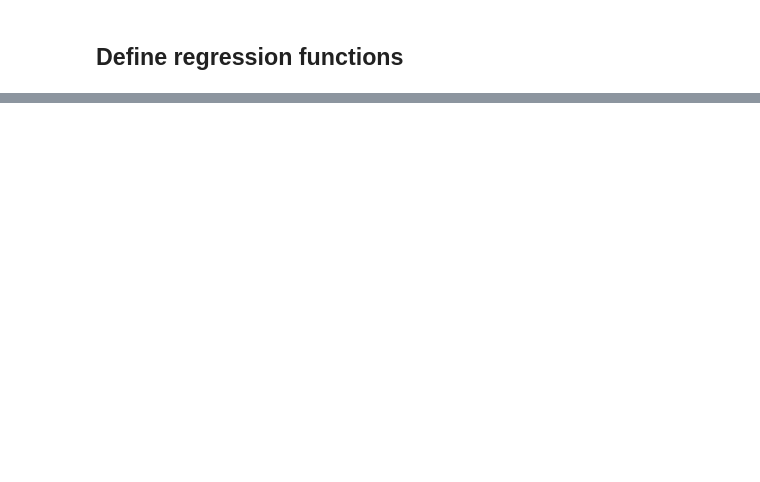
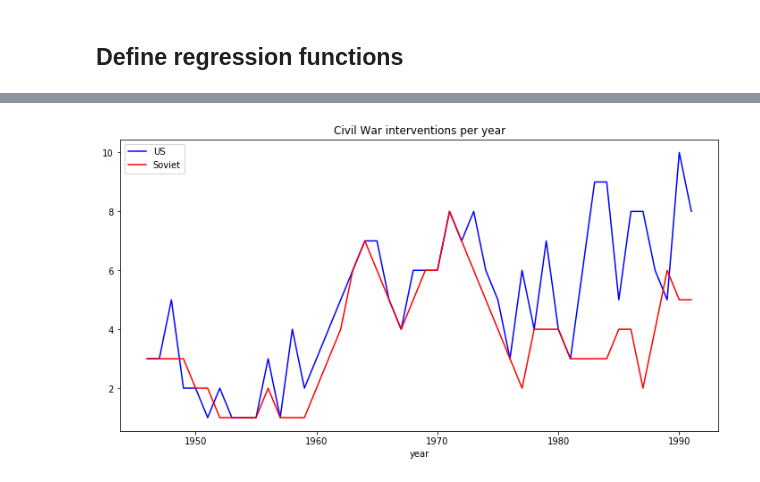
Before and after one commit to Jasper-Koops/Thesis-Cold_War_Interventions, a Jupyter notebook: Thesis.ipynb, the cells around one changed output, grey strips where cells are left out. Saved outputs shown, nothing was run; the diff lists cells and outputs as text; code cells hidden in the pictures; blank space fills up the shorter version.

```diff
--- a/Thesis.ipynb
+++ b/Thesis.ipynb
@@ -250,0 +407,7 @@ Yoon 583)
+# %%
+cw_grouped.plot('year', ['US_any', 'SU_any'], color=['blue', 'red'],
+               label=['US', 'Soviet'], title='Civil War interventions per year',
+               figsize=(12,6), ls='-')
+plt.savefig('./graphs/CW_int_ALL.png')
+# %% [output]
+[figure, added]
```
Also changed, not shown: parts of 83 cells of this notebook.
